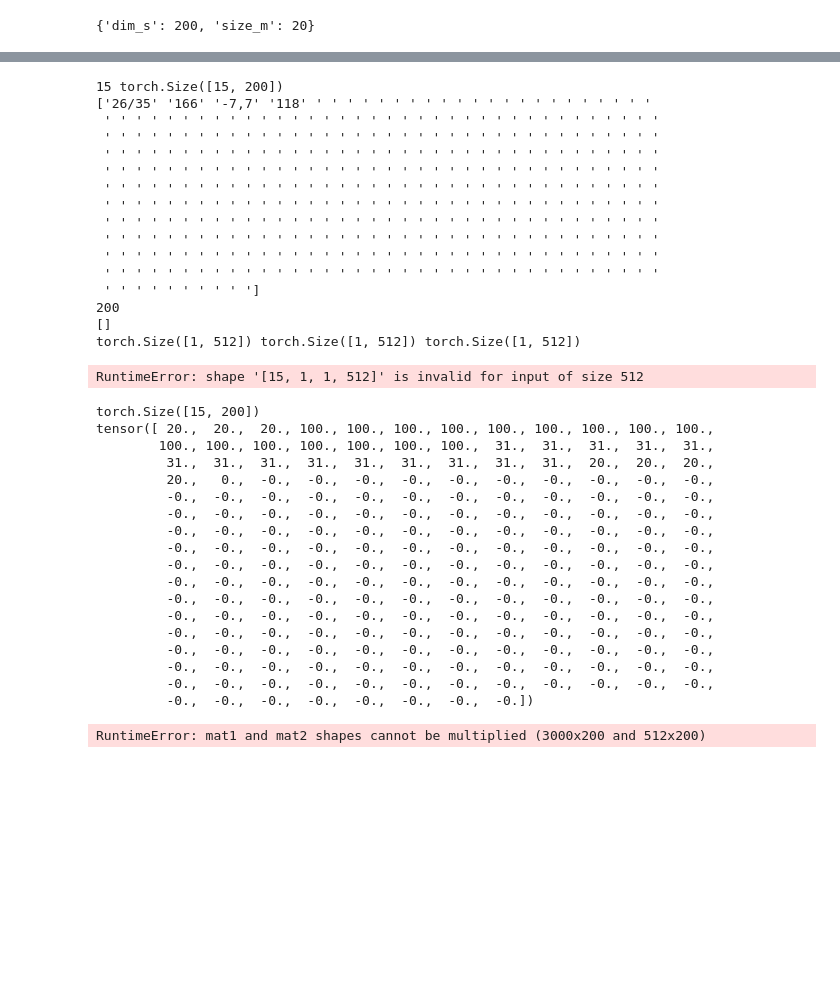
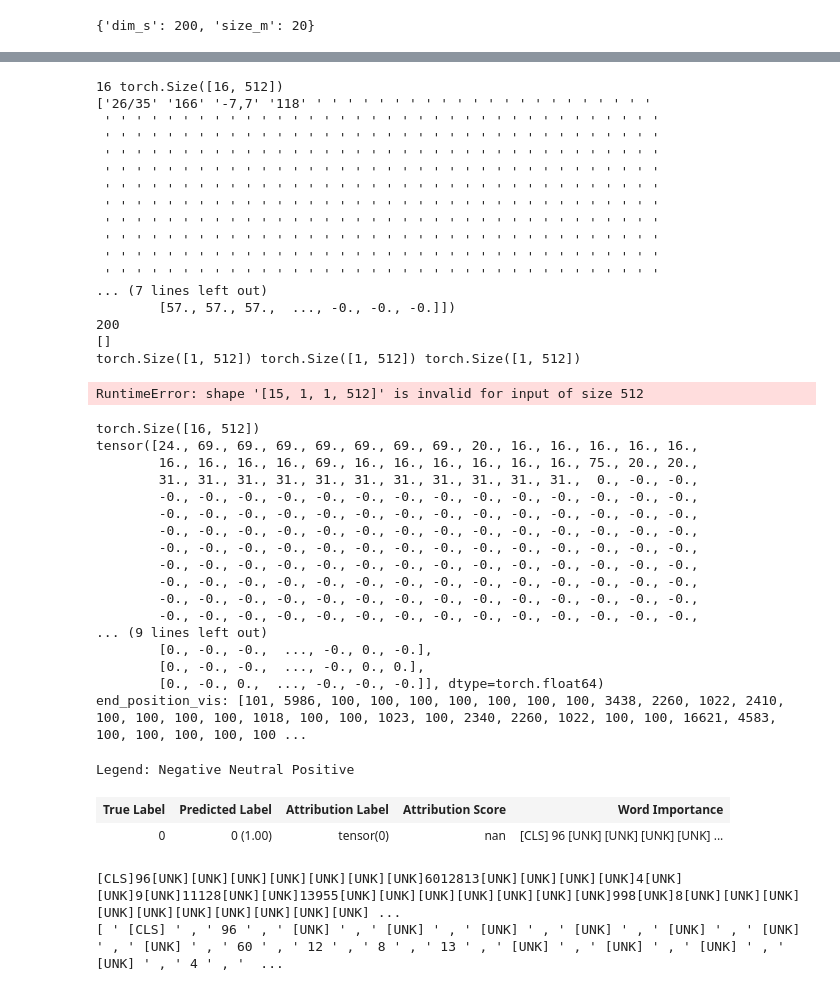
Before and after one commit to kaminion/dkt-research, a Jupyter notebook: vis_bert.ipynb, the cells around one changed output, grey strips where cells are left out. Cells and saved outputs as stored; diff of their text form; code cells hidden in the pictures; blank space fills up the shorter version.

```diff
--- a/vis_bert.ipynb
+++ b/vis_bert.ipynb
@@ -155,7 +155,7 @@ def custom_collate(batch, pad_val=-1):
         # print(f"============= text: {text} ================")
 
         encoded_bert_sent = tokenizer.encode_plus(
-            text, add_special_tokens=False, truncation=True, return_token_type_ids=False
+            text, add_special_tokens=True, padding="max_length", truncation=True, return_token_type_ids=True
         )
         bert_details.append(encoded_bert_sent)
 
@@ -170,11 +170,11 @@ def custom_collate(batch, pad_val=-1):
     #     proc_atshft_seqs.append(encoded_bert_sent)
 
     bert_sentences = LongTensor([text["input_ids"] for text in bert_details])
-    # bert_sentence_types = LongTensor([text["token_type_ids"] for text in bert_details])
+    bert_sentence_types = LongTensor([text["token_type_ids"] for text in bert_details])
     bert_sentence_att_mask = LongTensor([text["attention_mask"] for text in bert_details])
     # proc_atshft_sentences = LongTensor([text["input_ids"] for text in proc_atshft_seqs])
 
-    return q_seqs, r_seqs, qshft_seqs, rshft_seqs, mask_seqs, bert_sentences, [], bert_sentence_att_mask, q2diff_seqs, pid_seqs, pidshft_seqs, at_seqs
+    return q_seqs, r_seqs, qshft_seqs, rshft_seqs, mask_seqs, bert_sentences, bert_sentence_types, bert_sentence_att_mask, q2diff_seqs, pid_seqs, pidshft_seqs, at_seqs
 # %%
 # load dataset
 # 데이터셋 추가 가능
@@ -307,6 +303,7 @@ with torch.no_grad():
         for answer_text in at_seqs:
             text = []
             print(answer_text)
+            print(q)
             # answer_text = answer_text.tolist()
             print(len(answer_text))
             answer_text = list(map(str, answer_text))
@@ -358,7 +355,7 @@ with torch.no_grad():
 
         break
 # %% [output]
-15 torch.Size([15, 200])
+16 torch.Size([16, 512])
 ['26/35' '166' '-7,7' '118' ' ' ' ' ' ' ' ' ' ' ' ' ' ' ' ' ' ' ' ' ' '
  ' ' ' ' ' ' ' ' ' ' ' ' ' ' ' ' ' ' ' ' ' ' ' ' ' ' ' ' ' ' ' ' ' ' ' '
  ' ' ' ' ' ' ' ' ' ' ' ' ' ' ' ' ' ' ' ' ' ' ' ' ' ' ' ' ' ' ' ' ' ' ' '
@@ -370,7 +367,8 @@ with torch.no_grad():
  ' ' ' ' ' ' ' ' ' ' ' ' ' ' ' ' ' ' ' ' ' ' ' ' ' ' ' ' ' ' ' ' ' ' ' '
  ' ' ' ' ' ' ' ' ' ' ' ' ' ' ' ' ' ' ' ' ' ' ' ' ' ' ' ' ' ' ' ' ' ' ' '
  ' ' ' ' ' ' ' ' ' ' ' ' ' ' ' ' ' ' ' ' ' ' ' ' ' ' ' ' ' ' ' ' ' ' ' '
- ' ' ' ' ' ' ' ' ' ']
+... (7 lines left out)
+        [57., 57., 57.,  ..., -0., -0., -0.]])
 200
 []
 torch.Size([1, 512]) torch.Size([1, 512]) torch.Size([1, 512])
@@ -378,54 +376,64 @@ RuntimeError: shape '[15, 1, 1, 512]' is invalid for input of size 512
 # %%
 with torch.no_grad():
     for i, data in enumerate(test_loader):
         q, r, qshft_seqs, rshft_seqs, mask_seqs, input_ids, token_type_ids, attention_mask, q2diff_seqs, pid_seqs, pidshft_seqs, at_seqs \
             = data
         print(input_ids.shape)
         indices = input_ids[0].detach().tolist()
         print(q[0])
         all_tokens = tokenizer.convert_ids_to_tokens(indices)
         score = predict(q.long(), r.long(), input_ids, token_type_ids, attention_mask)
         print(torch.argmax(score), input_ids.shape)
         attr = LayerIntegratedGradients(predict, model.module.bertmodel.embeddings)
         attributions, delta = attr.attribute((q.long()), additional_forward_args=(r.long(), input_ids, token_type_ids, attention_mask), \
-                                      internal_batch_size=15, target=2, return_convergence_delta=True, n_steps=10)
+                                      internal_batch_size=16, target=2, return_convergence_delta=True, n_steps=10)
         # Assuming attributions is a tensor
         print(attributions[0])
         attributions_sum = summarize_attributions(attributions[0])
         # attributions_end_sum = summarize_attributions(attributions_end)
 
         end_position_vis = viz.VisualizationDataRecord(
-                        attributions_sum,
-                        torch.max(torch.softmax(score, dim=0)),
-                        torch.argmax(score),
-                        torch.argmax(score),
-                        str(torch.argmax(score)),
-                        attributions_sum.sum(),
-                        all_tokens,
-                        delta)
+                        attributions_sum, # word_attributions
+                        torch.max(torch.softmax(score[0][0], dim=0)), # pred_prob
+                        torch.argmax(score[0][0]), # pred_class
+                        torch.argmax(score[0][0]), # true_class
+                        str(torch.argmax(score[0][0])), # attr_class
+                        attributions_sum.sum(), # attr_score
+                        all_tokens, # row_input_ids
+                        delta) # convergence_score
         print(f"end_position_vis: {indices}")
         viz.visualize_text([end_position_vis])
         break
 # %% [output]
-torch.Size([15, 200])
-tensor([ 20.,  20.,  20., 100., 100., 100., 100., 100., 100., 100., 100., 100.,
-        100., 100., 100., 100., 100., 100., 100.,  31.,  31.,  31.,  31.,  31.,
-         31.,  31.,  31.,  31.,  31.,  31.,  31.,  31.,  31.,  20.,  20.,  20.,
-         20.,   0.,  -0.,  -0.,  -0.,  -0.,  -0.,  -0.,  -0.,  -0.,  -0.,  -0.,
-         -0.,  -0.,  -0.,  -0.,  -0.,  -0.,  -0.,  -0.,  -0.,  -0.,  -0.,  -0.,
-         -0.,  -0.,  -0.,  -0.,  -0.,  -0.,  -0.,  -0.,  -0.,  -0.,  -0.,  -0.,
-         -0.,  -0.,  -0.,  -0.,  -0.,  -0.,  -0.,  -0.,  -0.,  -0.,  -0.,  -0.,
-         -0.,  -0.,  -0.,  -0.,  -0.,  -0.,  -0.,  -0.,  -0.,  -0.,  -0.,  -0.,
-         -0.,  -0.,  -0.,  -0.,  -0.,  -0.,  -0.,  -0.,  -0.,  -0.,  -0.,  -0.,
-         -0.,  -0.,  -0.,  -0.,  -0.,  -0.,  -0.,  -0.,  -0.,  -0.,  -0.,  -0.,
-         -0.,  -0.,  -0.,  -0.,  -0.,  -0.,  -0.,  -0.,  -0.,  -0.,  -0.,  -0.,
-         -0.,  -0.,  -0.,  -0.,  -0.,  -0.,  -0.,  -0.,  -0.,  -0.,  -0.,  -0.,
-         -0.,  -0.,  -0.,  -0.,  -0.,  -0.,  -0.,  -0.,  -0.,  -0.,  -0.,  -0.,
-         -0.,  -0.,  -0.,  -0.,  -0.,  -0.,  -0.,  -0.,  -0.,  -0.,  -0.,  -0.,
-         -0.,  -0.,  -0.,  -0.,  -0.,  -0.,  -0.,  -0.,  -0.,  -0.,  -0.,  -0.,
-         -0.,  -0.,  -0.,  -0.,  -0.,  -0.,  -0.,  -0.,  -0.,  -0.,  -0.,  -0.,
-         -0.,  -0.,  -0.,  -0.,  -0.,  -0.,  -0.,  -0.])
+torch.Size([16, 512])
+tensor([24., 69., 69., 69., 69., 69., 69., 69., 20., 16., 16., 16., 16., 16.,
+        16., 16., 16., 16., 69., 16., 16., 16., 16., 16., 16., 75., 20., 20.,
+        31., 31., 31., 31., 31., 31., 31., 31., 31., 31., 31.,  0., -0., -0.,
+        -0., -0., -0., -0., -0., -0., -0., -0., -0., -0., -0., -0., -0., -0.,
+        -0., -0., -0., -0., -0., -0., -0., -0., -0., -0., -0., -0., -0., -0.,
+        -0., -0., -0., -0., -0., -0., -0., -0., -0., -0., -0., -0., -0., -0.,
+        -0., -0., -0., -0., -0., -0., -0., -0., -0., -0., -0., -0., -0., -0.,
+        -0., -0., -0., -0., -0., -0., -0., -0., -0., -0., -0., -0., -0., -0.,
+        -0., -0., -0., -0., -0., -0., -0., -0., -0., -0., -0., -0., -0., -0.,
+        -0., -0., -0., -0., -0., -0., -0., -0., -0., -0., -0., -0., -0., -0.,
+        -0., -0., -0., -0., -0., -0., -0., -0., -0., -0., -0., -0., -0., -0.,
+... (9 lines left out)
+        [0., -0., -0.,  ..., -0., 0., -0.],
+        [0., -0., -0.,  ..., -0., 0., 0.],
+        [0., -0., 0.,  ..., -0., -0., -0.]], dtype=torch.float64)
+end_position_vis: [101, 5986, 100, 100, 100, 100, 100, 100, 100, 3438, 2260, 1022, 2410, 100, 100, 100, 100, 1018, 100, 100, 1023, 100, 2340, 2260, 1022, 100, 100, 16621, 4583, 100, 100, 100, 100, 100 ...
-RuntimeError: mat1 and mat2 shapes cannot be multiplied (3000x200 and 512x200)
+Legend: Negative Neutral Positive
+| True Label | Predicted Label | Attribution Label | Attribution Score | Word Importance |
+| 0 | 0 (1.00) | tensor(0) | nan | [CLS] 96 [UNK] [UNK] [UNK] [UNK] ... |
+# %%
+tokenz = ''.join(all_tokens)
+tok_data = tokenizer.tokenize(tokenz)
+if '[UNK]' in tok_data:
+    new_data = tokenizer.convert_tokens_to_string(tok_data)
+    print(new_data)
+# %% [output]
+[CLS]96[UNK][UNK][UNK][UNK][UNK][UNK][UNK]6012813[UNK][UNK][UNK][UNK]4[UNK][UNK]9[UNK]11128[UNK][UNK]13955[UNK][UNK][UNK][UNK][UNK][UNK][UNK]998[UNK]8[UNK][UNK][UNK][UNK][UNK][UNK][UNK][UNK][UNK][UNK] ...
+[ ' [CLS] ' , ' 96 ' , ' [UNK] ' , ' [UNK] ' , ' [UNK] ' , ' [UNK] ' , ' [UNK] ' , ' [UNK] ' , ' [UNK] ' , ' 60 ' , ' 12 ' , ' 8 ' , ' 13 ' , ' [UNK] ' , ' [UNK] ' , ' [UNK] ' , ' [UNK] ' , ' 4 ' , '  ...
 # %%
 with torch.no_grad():
     for i, data in enumerate(test_loader):
```
Also changed, not shown: parts of 4 cells of this notebook, 2 other files.
